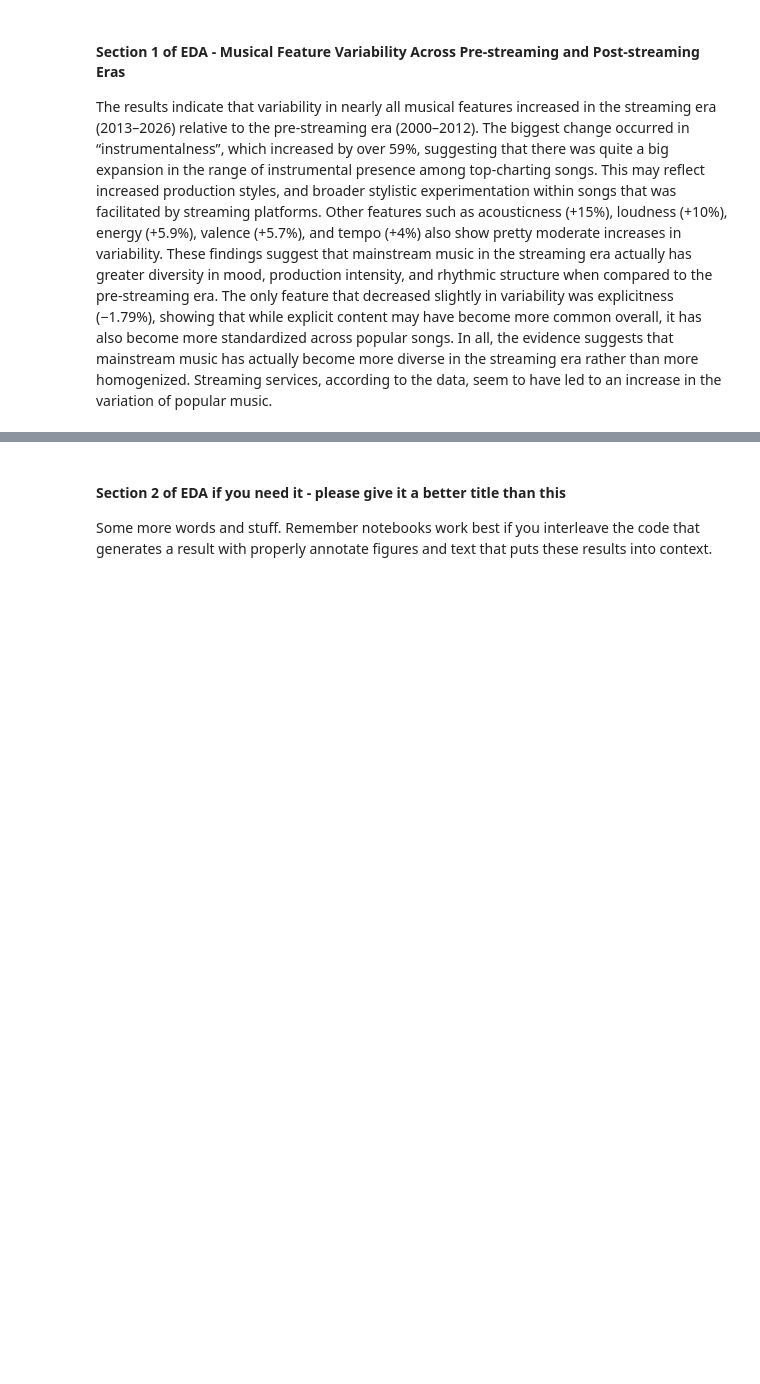
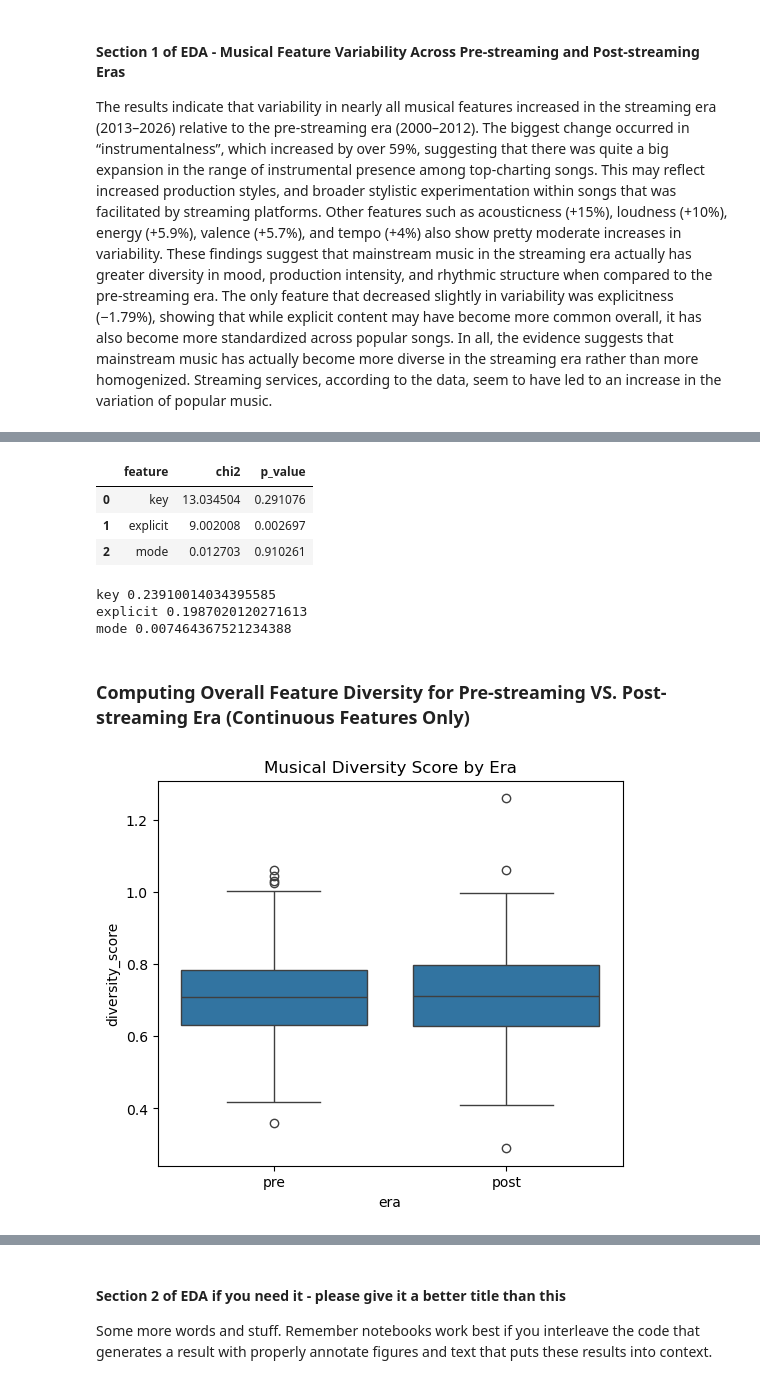
Before and after one commit to COGS108/Group096_WI26, a Jupyter notebook: 02-EDACheckpoint.ipynb, the cells around one changed output, grey strips where cells are left out. Cells and saved outputs as stored; diff of their text form; code cells hidden in the pictures; blank space fills up the shorter version.

```diff
--- a/02-EDACheckpoint.ipynb
+++ b/02-EDACheckpoint.ipynb
@@ -802,0 +798,23 @@ print(results_df)
+# %%
+#Chi squared test to measure statistical significance of differences between categorical features
+cat_results = []
+
+for feature in categorical_features:
+
+    table = pd.crosstab(merged_df[feature], merged_df["era"])
+
+    chi2, p, dof, expected = chi2_contingency(table)
+
+    cat_results.append({
+        "feature": feature,
+        "chi2": chi2,
+        "p_value": p
+    })
+
+cat_results_df = pd.DataFrame(cat_results)
+cat_results_df
+# %% [output]
+|  | feature | chi2 | p_value |
+| 0 | key | 13.034504 | 0.291076 |
+| 1 | explicit | 9.002008 | 0.002697 |
+| 2 | mode | 0.012703 | 0.910261 |
@@ -802,0 +830,44 @@ print(results_df)
+# %%
+#Using Cramers V to measure effect size of differnece between categorical features
+for feature in categorical_features:
+
+    table = pd.crosstab(merged_df[feature], merged_df["era"])
+
+    v = cramers_v(table)
+
+    print(feature, v)
+# %% [output]
+key 0.23910014034395585
+explicit 0.1987020120271613
+mode 0.007464367521234388
+# %% [markdown]
+### Computing Overall Feature Diversity for Pre-streaming VS. Post-streaming Era (Continuous Features Only)
+# %%
+diversity_features = [
+    "acousticness",
+    "danceability",
+    "energy",
+    "loudness",
+    "speechiness",
+    "tempo",
+    "valence",
+    "duration_min"
+]
+# %%
+merged_df["diversity_score"] = merged_df[diversity_features].abs().mean(axis=1)
+pre_div = merged_df[merged_df["era"] == 'pre']
+post_div = merged_df[merged_df["era"] == 'post']
+# %%
+#Boxplot of Musical Diversity by Era
+plt.figure(figsize=(6,5))
+
+sns.boxplot(
+    data=merged_df,
+    x="era",
+    y="diversity_score"
+)
+
+plt.title("Musical Diversity Score by Era")
+plt.show()
+# %% [output]
+[figure, added]
```
Also changed, not shown: parts of 37 cells of this notebook.
